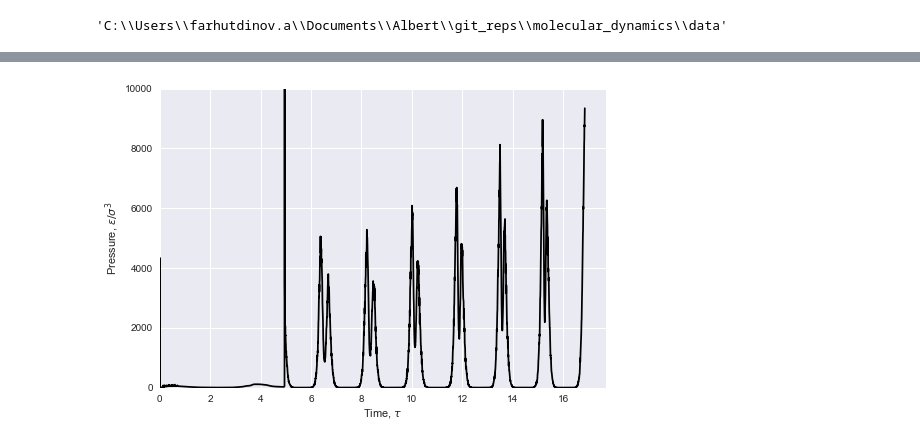
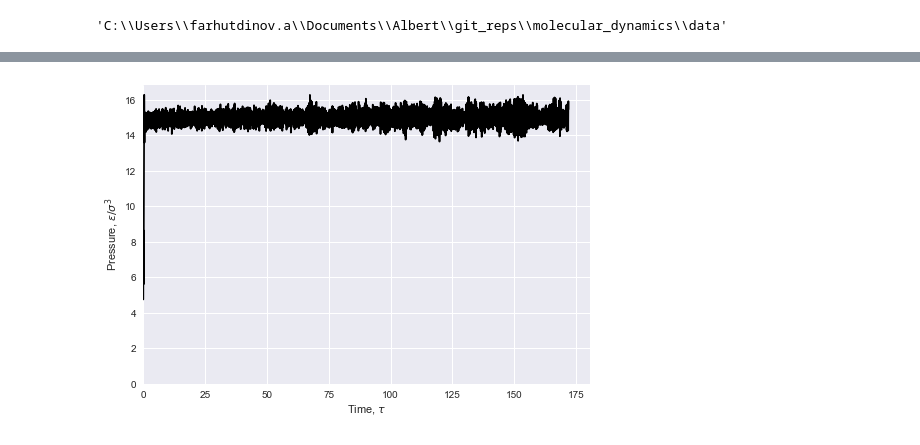
Before and after one commit to AlbertFarkhutdinov/molecular_dynamics, a Jupyter notebook: notebooks/parameter_from_log.ipynb, the cells around one changed output, grey strips where cells are left out. Saved outputs shown, nothing was run; the diff lists cells and outputs as text; code cells hidden in the pictures.

```diff
--- a/notebooks/parameter_from_log.ipynb
+++ b/notebooks/parameter_from_log.ipynb
@@ -16,7 +16,7 @@ PATH_TO_DATA
 # %% [output]
 'C:\\Users\\farhutdinov.a\\Documents\\Albert\\git_reps\\molecular_dynamics\\data'
 # %%
-date = '2021-01-16'
+date = '2021-01-21'
 
 filename = os.path.join(PATH_TO_DATA, date, f'log_{date}.log')
 # %%
@@ -44,16 +61,29 @@ parameters = np.array(parameters)
 # %%
+parameters = []
+parameter_name = 'pressure'
+
+with open(filename) as file:
+    for line in file:
+        if f'{PARAMETERS[parameter_name][0]} after system_dynamics_2:' in line:
+            parameters.append(line[line.index('DEBUG') :-2])
+
+for i, parameter in enumerate(parameters):
+    parameters[i] = float(parameter[parameter.index(':') + 2: ])
+
+parameters = np.array(parameters)
+
 plt.plot(
     np.arange(parameters.size) * 0.005 + 0.005,
     parameters,
 #     s=5,
     color='black'
 );
 plt.xlabel(r'Time, $\tau$');
 plt.ylabel(PARAMETERS[parameter_name][1]);
 plt.xlim(left=0);
 plt.ylim(
     bottom=0,
-    top=10000,
+#     top=10000,
 );
 # %% [output]
-[figure, old version]
+[figure, new version]
```
Also changed, not shown: parts of 3 cells of this notebook, 8 other files.
